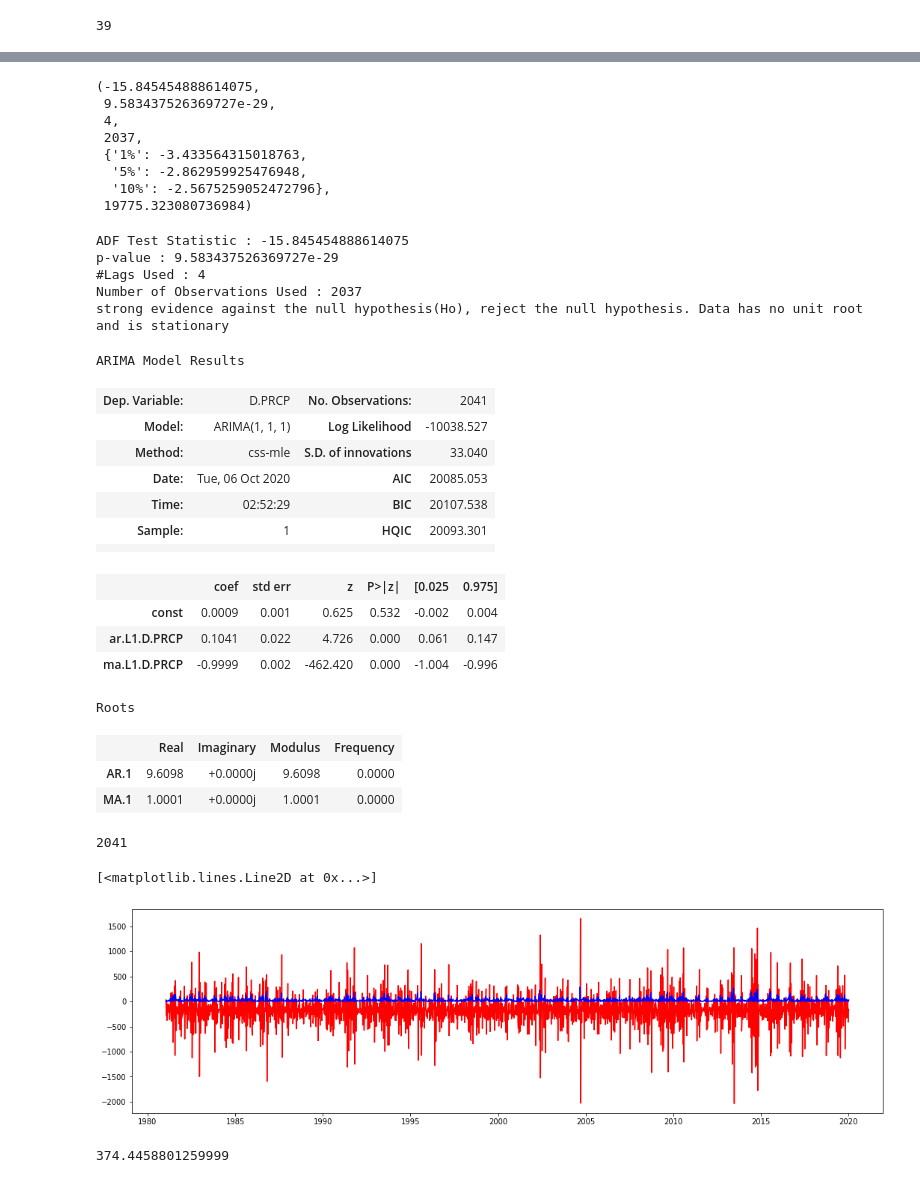
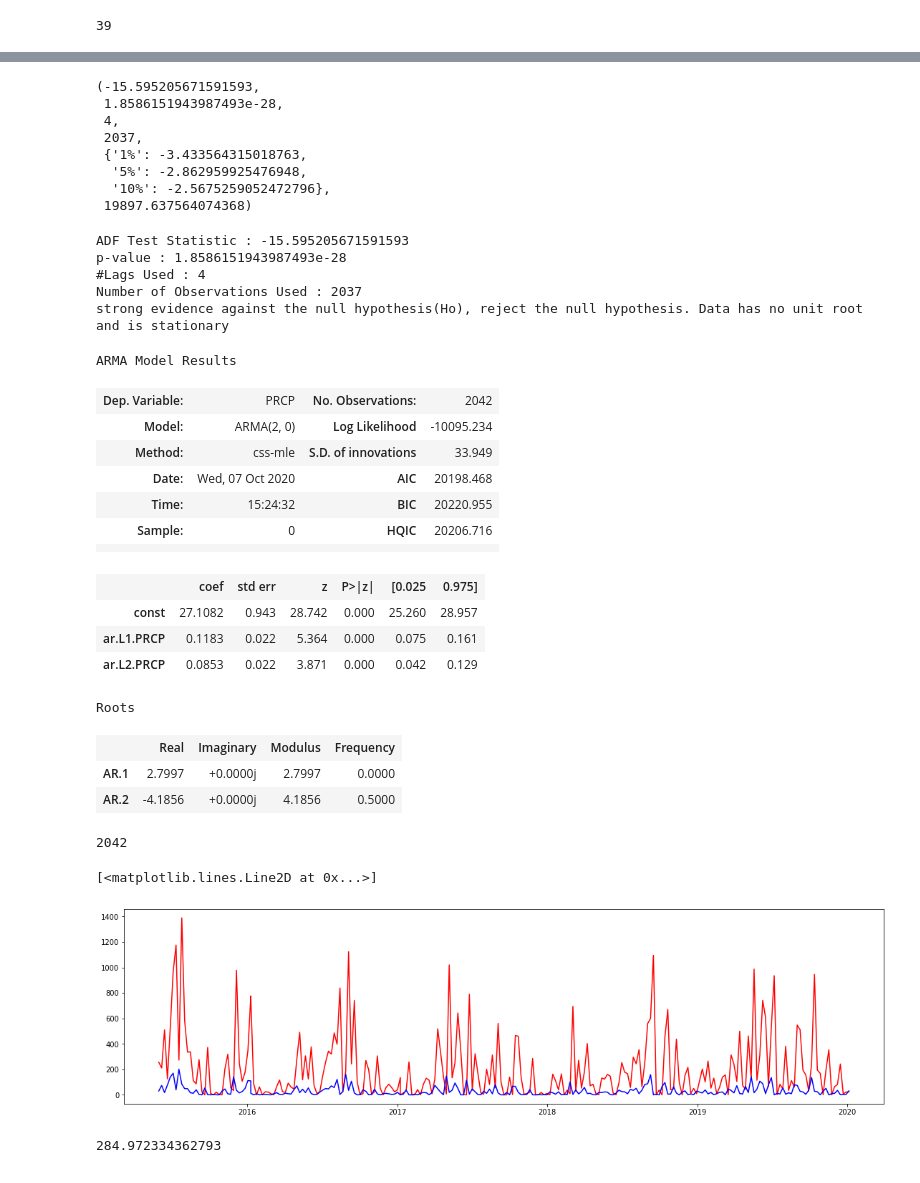
Before and after one commit to EishaMazhar/timeseries-precipitation-prediction, a Jupyter notebook: precipitation_ts_prediction.ipynb, the cells around one changed output, grey strips where cells are left out. Drawn from its saved outputs; the diff is of its cells as text; code cells hidden in the pictures.

```diff
--- a/precipitation_ts_prediction.ipynb
+++ b/precipitation_ts_prediction.ipynb
@@ -70,4 +73,5 @@ TMIN          0
 TAVG          0
 dtype: int64
 # %%
-df.PRCP.replace(0, np.nan, inplace=True)
+# df.PRCP.replace(0, np.nan, inplace=True)
+# df[df.PRCP.isnull()]
@@ -104,4 +78,6 @@ array([[        nan],
 # %%
-imputer = KNNImputer(n_neighbors=2)
-df['PRCP'] = imputer.fit_transform(np.array(df['PRCP']).reshape(-1,1))
-df.PRCP
+# np.array(df['PRCP']).reshape(-1,1)
+
+# imputer = KNNImputer(n_neighbors=2)
+# df['PRCP'] = imputer.fit_transform(np.array(df['PRCP']).reshape(-1,1))
+# df.PRCP
@@ -211,14 +179,14 @@ from statsmodels.tsa.stattools import adfuller
 test_result=adfuller(df['PRCP'])
 test_result
 # %% [output]
-(-15.845454888614075,
- 9.583437526369727e-29,
+(-15.595205671591593,
+ 1.8586151943987493e-28,
  4,
  2037,
  {'1%': -3.433564315018763,
   '5%': -2.862959925476948,
   '10%': -2.5675259052472796},
- 19775.323080736984)
+ 19897.637564074368)
 # %%
 def adfuller_test(prcp):
     result=adfuller(prcp)
@@ -233,8 +201,8 @@ def adfuller_test(prcp):
 result = adfuller_test(df['PRCP'])
 result
 # %% [output]
-ADF Test Statistic : -15.845454888614075
-p-value : 9.583437526369727e-29
+ADF Test Statistic : -15.595205671591593
+p-value : 1.8586151943987493e-28
 #Lags Used : 4
 Number of Observations Used : 2037
 strong evidence against the null hypothesis(Ho), reject the null hypothesis. Data has no unit root and is stationary
@@ -247,42 +215,41 @@ strong evidence against the null hypothesis(Ho), reject the null hypothesis. Dat
 
 # sdf[0:30]
 # %%
-m = ARIMA(df['PRCP'], (1,1,1)) #p,d,q
+m = ARIMA(df['PRCP'], (2,0,0)) #p,d,q
 # %%
 m.fit().summary()
 # %% [output]
-ARIMA Model Results
+ARMA Model Results
-| Dep. Variable: | D.PRCP | No. Observations: | 2041 |
-| Model: | ARIMA(1, 1, 1) | Log Likelihood | -10038.527 |
-| Method: | css-mle | S.D. of innovations | 33.040 |
-| Date: | Tue, 06 Oct 2020 | AIC | 20085.053 |
-| Time: | 02:52:29 | BIC | 20107.538 |
-| Sample: | 1 | HQIC | 20093.301 |
+| Dep. Variable: | PRCP | No. Observations: | 2042 |
+| Model: | ARMA(2, 0) | Log Likelihood | -10095.234 |
+| Method: | css-mle | S.D. of innovations | 33.949 |
+| Date: | Wed, 07 Oct 2020 | AIC | 20198.468 |
+| Time: | 15:24:32 | BIC | 20220.955 |
+| Sample: | 0 | HQIC | 20206.716 |
 |  |  |  |  |
 |  | coef | std err | z | P>|z| | [0.025 | 0.975] |
-| const | 0.0009 | 0.001 | 0.625 | 0.532 | -0.002 | 0.004 |
-| ar.L1.D.PRCP | 0.1041 | 0.022 | 4.726 | 0.000 | 0.061 | 0.147 |
-| ma.L1.D.PRCP | -0.9999 | 0.002 | -462.420 | 0.000 | -1.004 | -0.996 |
+| const | 27.1082 | 0.943 | 28.742 | 0.000 | 25.260 | 28.957 |
+| ar.L1.PRCP | 0.1183 | 0.022 | 5.364 | 0.000 | 0.075 | 0.161 |
+| ar.L2.PRCP | 0.0853 | 0.022 | 3.871 | 0.000 | 0.042 | 0.129 |
 Roots
 |  | Real | Imaginary | Modulus | Frequency |
-| AR.1 | 9.6098 | +0.0000j | 9.6098 | 0.0000 |
-| MA.1 | 1.0001 | +0.0000j | 1.0001 | 0.0000 |
+| AR.1 | 2.7997 | +0.0000j | 2.7997 | 0.0000 |
+| AR.2 | -4.1856 | +0.0000j | 4.1856 | 0.5000 |
 # %%
 # m.geterrors()
 predictions = m.predict(df['PRCP'])
 # %%
 predictions.size
 # %% [output]
-2041
+2042
 # %%
-plt.figure(figsize=(18,5))
-
-plt.plot(sdf['period'][1:], predictions, color='red')
-plt.plot(sdf['period'][1:], sdf['PRCP'][1:], color='blue')
+plt.figure(figsize=(19,5))
+plt.plot(sdf['period'][1800:], predictions[1800:], color='red')
+plt.plot(sdf['period'][1800:], sdf['PRCP'][1800:], color='blue')
 # %% [output]
 [<matplotlib.lines.Line2D at 0x...>]
-[figure, old version]
+[figure, new version]
 # %%
-math.sqrt(mean_squared_error(sdf['PRCP'][1:], predictions))
+math.sqrt(mean_squared_error(sdf['PRCP'], predictions))
 # %% [output]
-374.4458801259999
+284.972334362793
```
Also changed, not shown: parts of 33 cells of this notebook.
